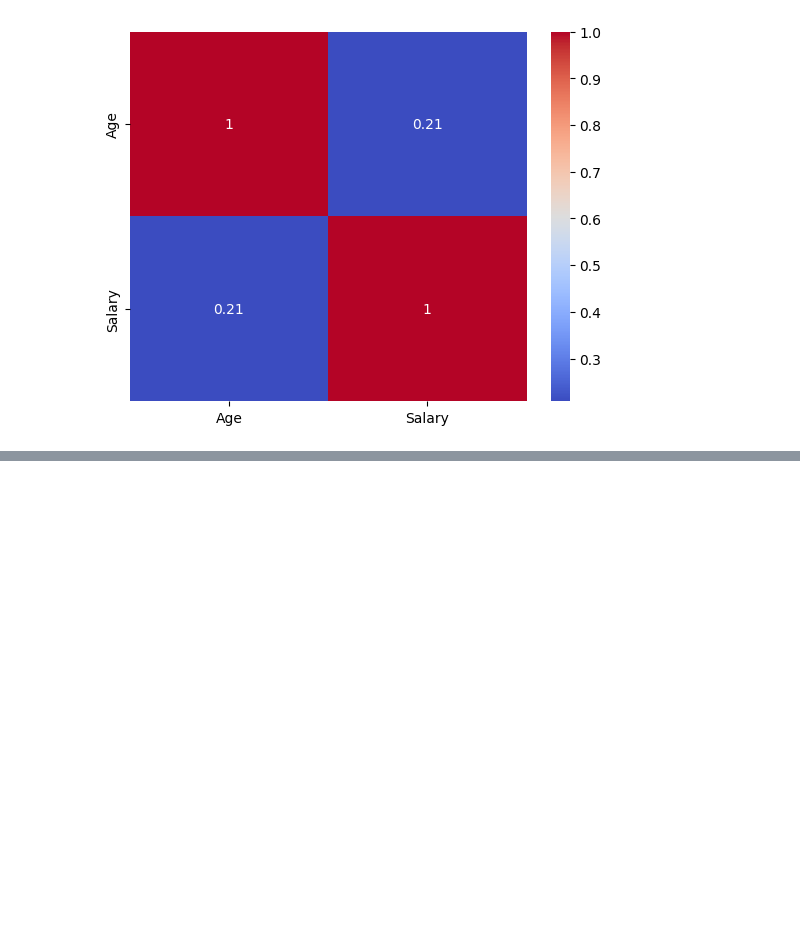
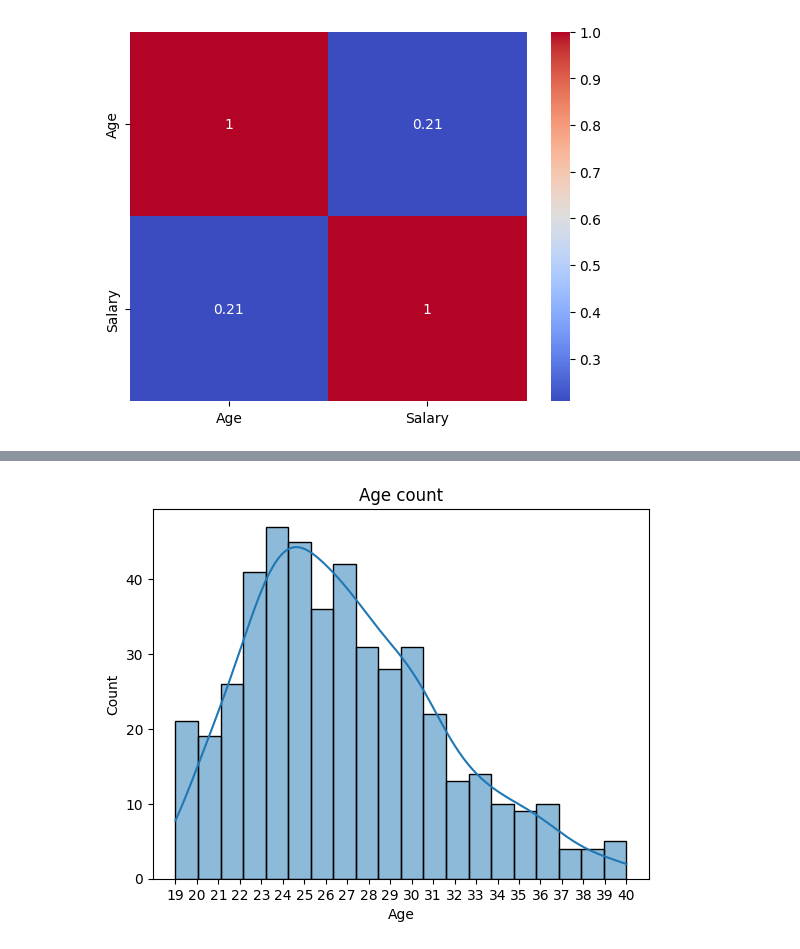
Before and after one commit to PmCoder26/green-ai-project, a Jupyter notebook: src/day_3_2.ipynb, the cells around one changed output, grey strips where cells are left out. Saved outputs shown, nothing was run; the diff lists cells and outputs as text; code cells hidden in the pictures; blank space fills up the shorter version.

```diff
--- a/src/day_3_2.ipynb
+++ b/src/day_3_2.ipynb
@@ -103,0 +108,7 @@ plt.show()
+# %%
+sns.histplot(df['Age'], kde=True, bins=20)
+plt.xticks(range(19, 41, 1))
+plt.title('Age count')
+plt.show()
+# %% [output]
+[figure, added]
```
Also changed, not shown: parts of 5 cells of this notebook.
